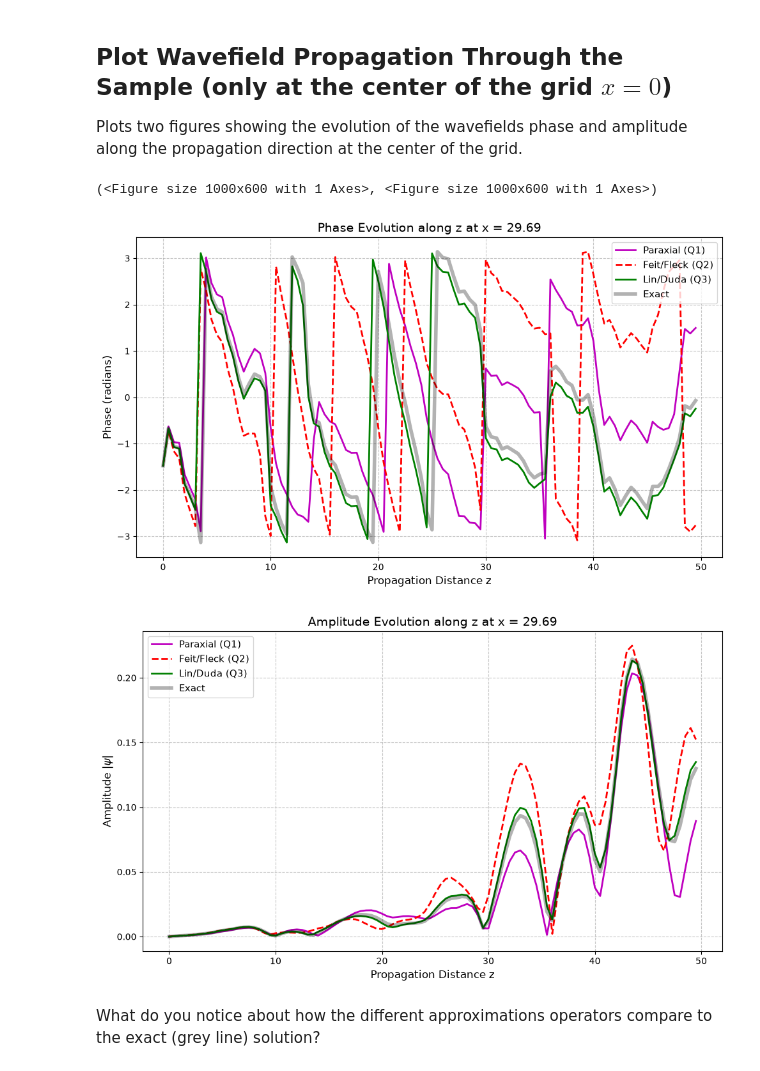
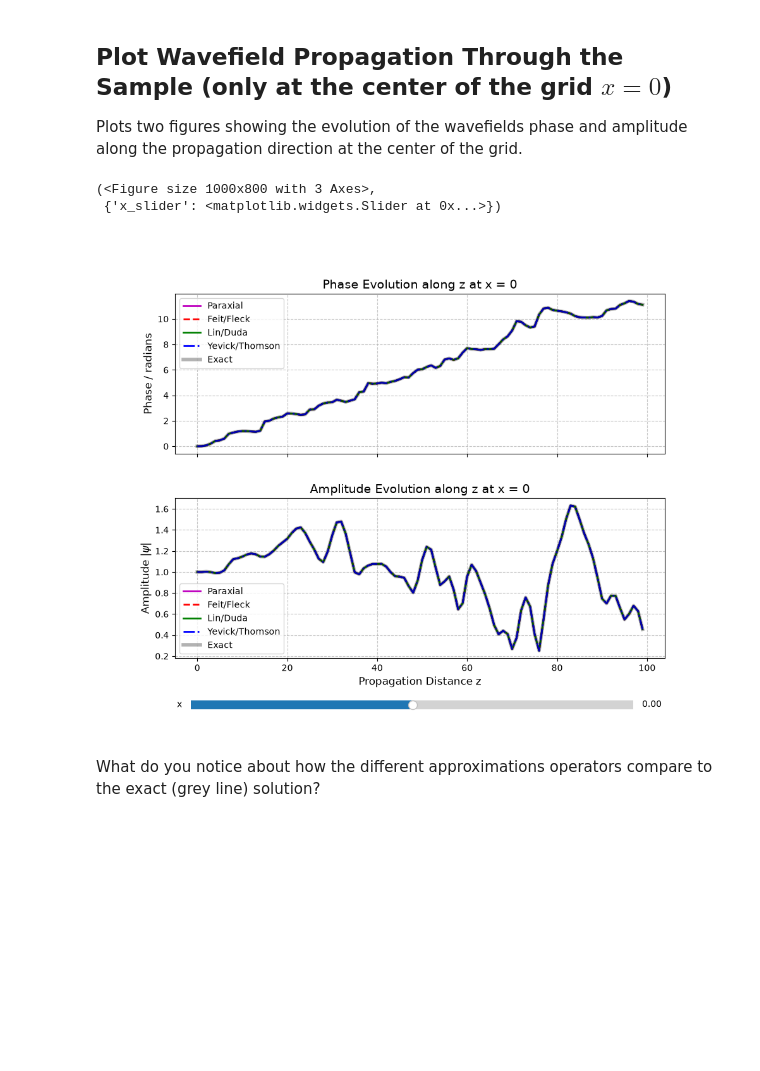
Before and after one commit to bryceshirley/ptychobench, a Jupyter notebook: benchmark_tutorial.ipynb, the cells around one changed output. Saved outputs shown, nothing was run; the diff lists cells and outputs as text; code cells hidden in the pictures; blank space fills up the shorter version.

Commit message:
refactor: update operator interface and update benchmark_tutorial.ipynb

```diff
--- a/benchmark_tutorial.ipynb
+++ b/benchmark_tutorial.ipynb
@@ -55,14 +56,25 @@ We first create the simulation grid and choose a sample to propagate light throu
 We can pass a list of operators to benchmark so we square brackets `[ParaxialOperator, FeitFleckOperator, LinDudaOperator]`
 Alternatively, we can pass a single operator to benchmark, e.g. `ParaxialOperator`.
 # %%
-# 1. Setup Grid (Set the beam spread to 20 degrees)
-grid = SimulationGrid(divergence_angle=20.0)
+# Grid parameters
+grid_params = {
+    "divergence_angle": 4.0, # Divergence angle of the initial Gaussian beam
+    "lam": 0.00197,  # Wavelength of electrons in nm (corresponding to ~300 keV)
+    "L": 12.8,  # nm Total transverse width of the simulation domain
+    "z_prop": 100.0,  # nm Total propagation distance
+    "N": 400,  # Number of transverse pixels
+    "Nz": 100,  # Number of longitudinal steps (z-steps)
+    "probe_width": 1  # Width of the initial Gaussian beam
+}
 
-# 2. Setup Sample (Choose Apoferritin with a strength of 0.8)
-sample = Apoferritin(modulus=0.8)
+# 1. Setup Grid
+grid = SimulationGrid(**grid_params)
 
-# 3. Operators to Benchmark (The mathematical solvers we are testing)
-operators = [ParaxialOperator, FeitFleckOperator, LinDudaOperator]
+# 2. Setup Sample
+sample = Apoferritin(0.001)
+
+# 3. Operators to Benchmark
+operators = [ParaxialOperator, FeitFleckOperator, LinDudaOperator, YevickThomsonOperator]
 # %% [markdown]
 ### Visualising the sample
 
@@ -138,11 +147,12 @@ result.plot_wavefields()
 
 Plots two figures showing the evolution of the wavefields phase and amplitude along the propagation direction at the center of the grid.
 # %%
-result.plot_evolution_1D(plot_line=0.8)
+%matplotlib widget
+result.plot_evolution_slider()
 # %% [output]
-(<Figure size 1000x600 with 1 Axes>, <Figure size 1000x600 with 1 Axes>)
+(<Figure size 1000x800 with 3 Axes>,
+ {'x_slider': <matplotlib.widgets.Slider at 0x...>})
-[figure, old version]
+[figure, new version]
-[figure, removed]
 # %% [markdown]
 What do you notice about how the different approximations operators compare to the exact (grey line) solution?
 # %% [markdown]
```
Also changed, not shown: parts of 11 cells of this notebook, 1 other file.
